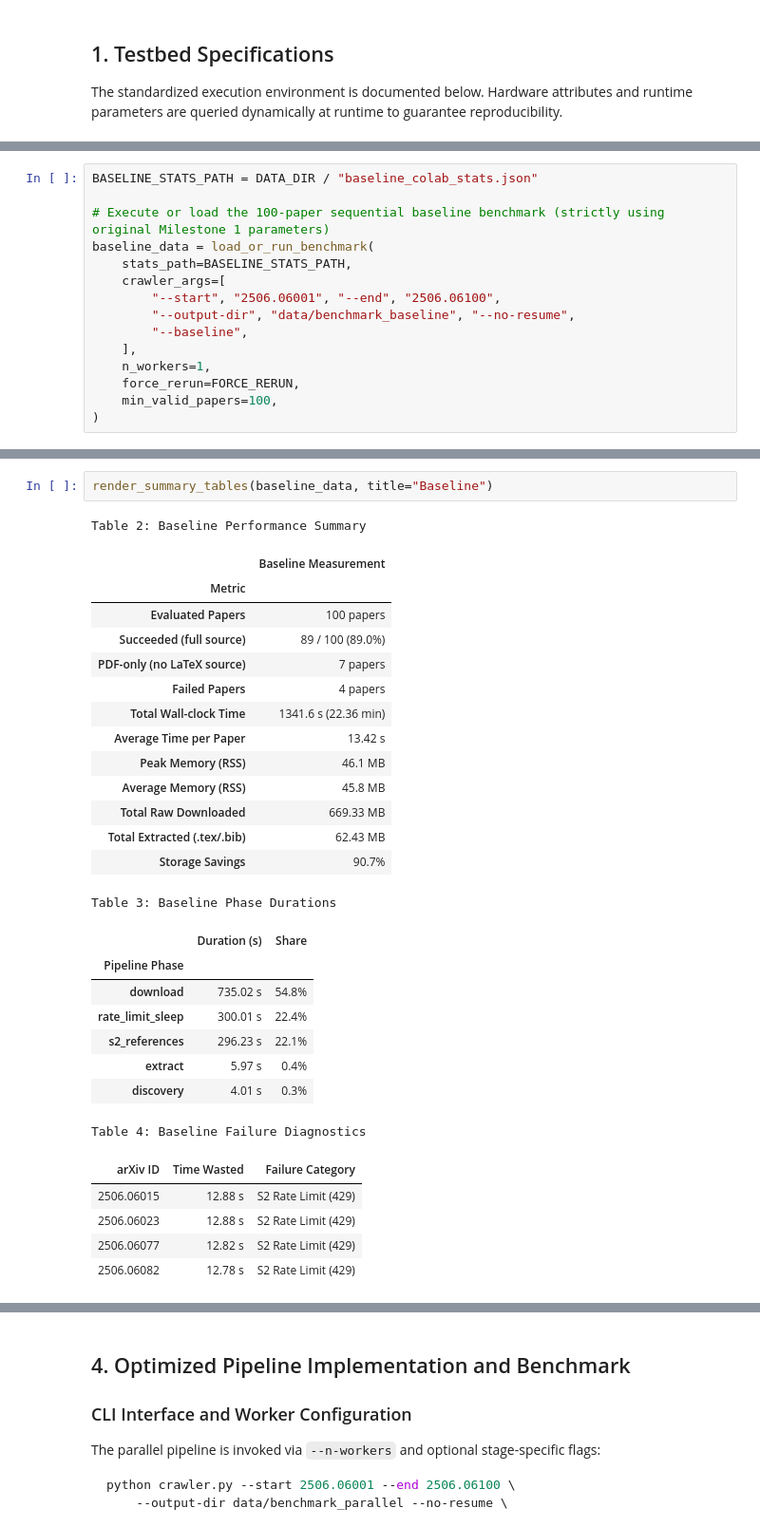
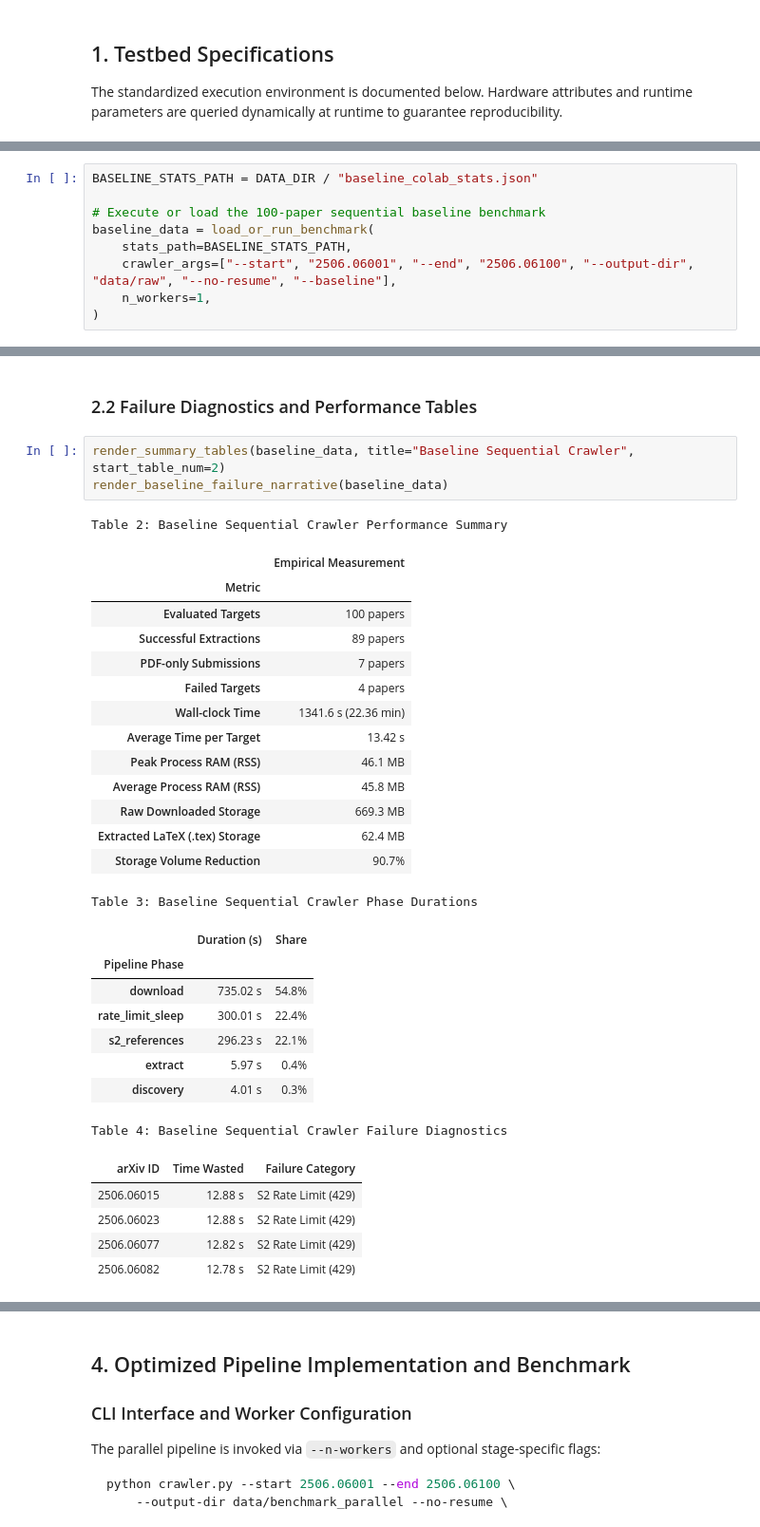
Before and after one commit to QuangPhat101/arXiv-Report, a Jupyter notebook: milestone1/performance.ipynb, the cells around one changed output, grey strips where cells are left out. Shown at 95% size. Drawn from its saved outputs; the diff is of its cells as text.

```diff
--- a/milestone1/performance.ipynb
+++ b/milestone1/performance.ipynb
@@ -514,16 +706,10 @@ This extrapolation closely mirrors the 10–12 hours each team member experience
 # %%
 BASELINE_STATS_PATH = DATA_DIR / "baseline_colab_stats.json"
 
-# Execute or load the 100-paper sequential baseline benchmark (strictly using original Milestone 1 parameters)
+# Execute or load the 100-paper sequential baseline benchmark
 baseline_data = load_or_run_benchmark(
     stats_path=BASELINE_STATS_PATH,
-    crawler_args=[
-        "--start", "2506.06001", "--end", "2506.06100",
-        "--output-dir", "data/benchmark_baseline", "--no-resume",
-        "--baseline",
-    ],
+    crawler_args=["--start", "2506.06001", "--end", "2506.06100", "--output-dir", "data/raw", "--no-resume", "--baseline"],
     n_workers=1,
-    force_rerun=FORCE_RERUN,
-    min_valid_papers=100,
 )
 # %% [output]
@@ -576,21 +758,24 @@ The detailed metrics, phase breakdowns, and failure diagnostic records are prese
+# %% [markdown]
+### 2.2 Failure Diagnostics and Performance Tables
 # %%
-render_summary_tables(baseline_data, title="Baseline")
+render_summary_tables(baseline_data, title="Baseline Sequential Crawler", start_table_num=2)
+render_baseline_failure_narrative(baseline_data)
 # %% [output]
-Table 2: Baseline Performance Summary
+Table 2: Baseline Sequential Crawler Performance Summary
-|  | Baseline Measurement |
+|  | Empirical Measurement |
 | Metric |  |
-| Evaluated Papers | 100 papers |
-| Succeeded (full source) | 89 / 100 (89.0%) |
-| PDF-only (no LaTeX source) | 7 papers |
-| Failed Papers | 4 papers |
-| Total Wall-clock Time | 1341.6 s (22.36 min) |
-| Average Time per Paper | 13.42 s |
-| Peak Memory (RSS) | 46.1 MB |
-| Average Memory (RSS) | 45.8 MB |
-| Total Raw Downloaded | 669.33 MB |
-| Total Extracted (.tex/.bib) | 62.43 MB |
-| Storage Savings | 90.7% |
+| Evaluated Targets | 100 papers |
+| Successful Extractions | 89 papers |
+| PDF-only Submissions | 7 papers |
+| Failed Targets | 4 papers |
+| Wall-clock Time | 1341.6 s (22.36 min) |
+| Average Time per Target | 13.42 s |
+| Peak Process RAM (RSS) | 46.1 MB |
+| Average Process RAM (RSS) | 45.8 MB |
+| Raw Downloaded Storage | 669.3 MB |
+| Extracted LaTeX (.tex) Storage | 62.4 MB |
+| Storage Volume Reduction | 90.7% |
-Table 3: Baseline Phase Durations
+Table 3: Baseline Sequential Crawler Phase Durations
 |  | Duration (s) | Share |
 | Pipeline Phase |  |  |
 | download | 735.02 s | 54.8% |
@@ -598,7 +783,7 @@ Table 3: Baseline Phase Durations
 | s2_references | 296.23 s | 22.1% |
 | extract | 5.97 s | 0.4% |
 | discovery | 4.01 s | 0.3% |
-Table 4: Baseline Failure Diagnostics
+Table 4: Baseline Sequential Crawler Failure Diagnostics
 | arXiv ID | Time Wasted | Failure Category |
 | 2506.06015 | 12.88 s | S2 Rate Limit (429) |
 | 2506.06023 | 12.88 s | S2 Rate Limit (429) |
```
Also changed, not shown: parts of 27 cells of this notebook.
